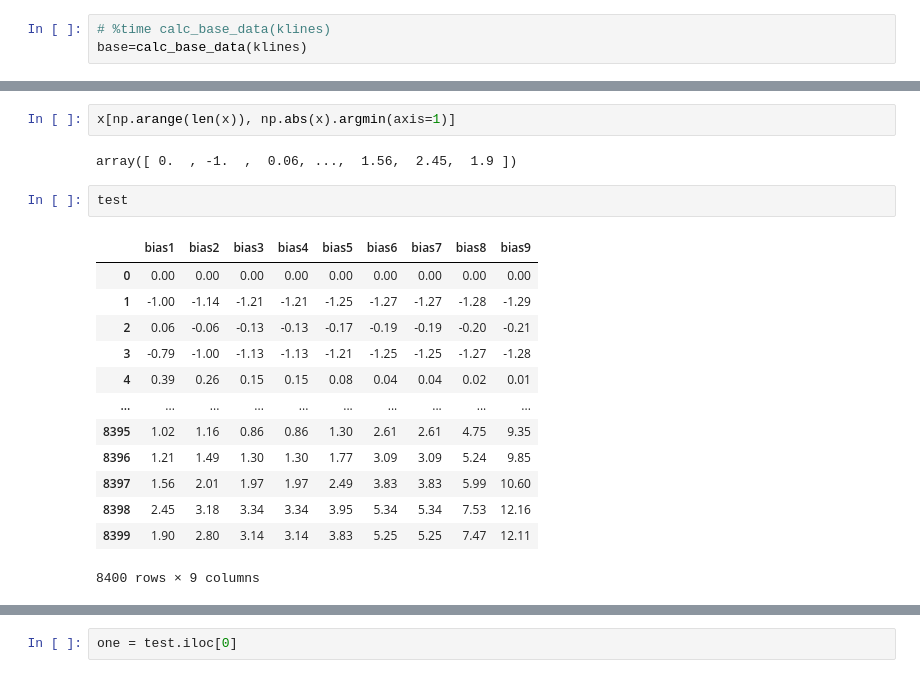
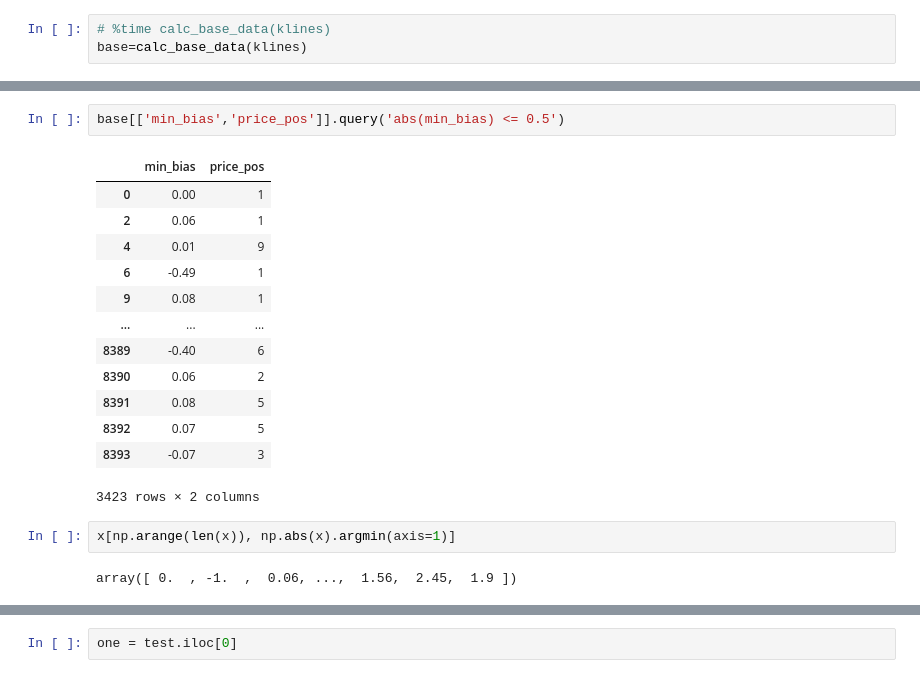
Before and after one commit to nuswgg/quants_qa, a Jupyter notebook: python/Py Quant Trading Practise/测试RB.ipynb, the cells around one changed output, grey strips where cells are left out. Saved outputs shown, nothing was run; the diff lists cells and outputs as text.

```diff
--- a/python/Py Quant Trading Practise/测试RB.ipynb
+++ b/python/Py Quant Trading Practise/测试RB.ipynb
@@ -1003,20 +1172,20 @@ x = test.values
+# %%
+base[['min_bias','price_pos']].query('abs(min_bias) <= 0.5')
+# %% [output]
+|  | min_bias | price_pos |
+| 0 | 0.00 | 1 |
+| 2 | 0.06 | 1 |
+| 4 | 0.01 | 9 |
+| 6 | -0.49 | 1 |
+| 9 | 0.08 | 1 |
+| ... | ... | ... |
+| 8389 | -0.40 | 6 |
+| 8390 | 0.06 | 2 |
+| 8391 | 0.08 | 5 |
+| 8392 | 0.07 | 5 |
+| 8393 | -0.07 | 3 |
+3423 rows × 2 columns
 # %%
 x[np.arange(len(x)), np.abs(x).argmin(axis=1)]
 # %% [output]
 array([ 0.  , -1.  ,  0.06, ...,  1.56,  2.45,  1.9 ])
-# %%
-test
-# %% [output]
-|  | bias1 | bias2 | bias3 | bias4 | bias5 | bias6 | bias7 | bias8 | bias9 |
-| 0 | 0.00 | 0.00 | 0.00 | 0.00 | 0.00 | 0.00 | 0.00 | 0.00 | 0.00 |
-| 1 | -1.00 | -1.14 | -1.21 | -1.21 | -1.25 | -1.27 | -1.27 | -1.28 | -1.29 |
-| 2 | 0.06 | -0.06 | -0.13 | -0.13 | -0.17 | -0.19 | -0.19 | -0.20 | -0.21 |
-| 3 | -0.79 | -1.00 | -1.13 | -1.13 | -1.21 | -1.25 | -1.25 | -1.27 | -1.28 |
-| 4 | 0.39 | 0.26 | 0.15 | 0.15 | 0.08 | 0.04 | 0.04 | 0.02 | 0.01 |
-| ... | ... | ... | ... | ... | ... | ... | ... | ... | ... |
-| 8395 | 1.02 | 1.16 | 0.86 | 0.86 | 1.30 | 2.61 | 2.61 | 4.75 | 9.35 |
-| 8396 | 1.21 | 1.49 | 1.30 | 1.30 | 1.77 | 3.09 | 3.09 | 5.24 | 9.85 |
-| 8397 | 1.56 | 2.01 | 1.97 | 1.97 | 2.49 | 3.83 | 3.83 | 5.99 | 10.60 |
-| 8398 | 2.45 | 3.18 | 3.34 | 3.34 | 3.95 | 5.34 | 5.34 | 7.53 | 12.16 |
-| 8399 | 1.90 | 2.80 | 3.14 | 3.14 | 3.83 | 5.25 | 5.25 | 7.47 | 12.11 |
-8400 rows × 9 columns
```
Also changed, not shown: parts of 38 cells of this notebook, 1 other file.
